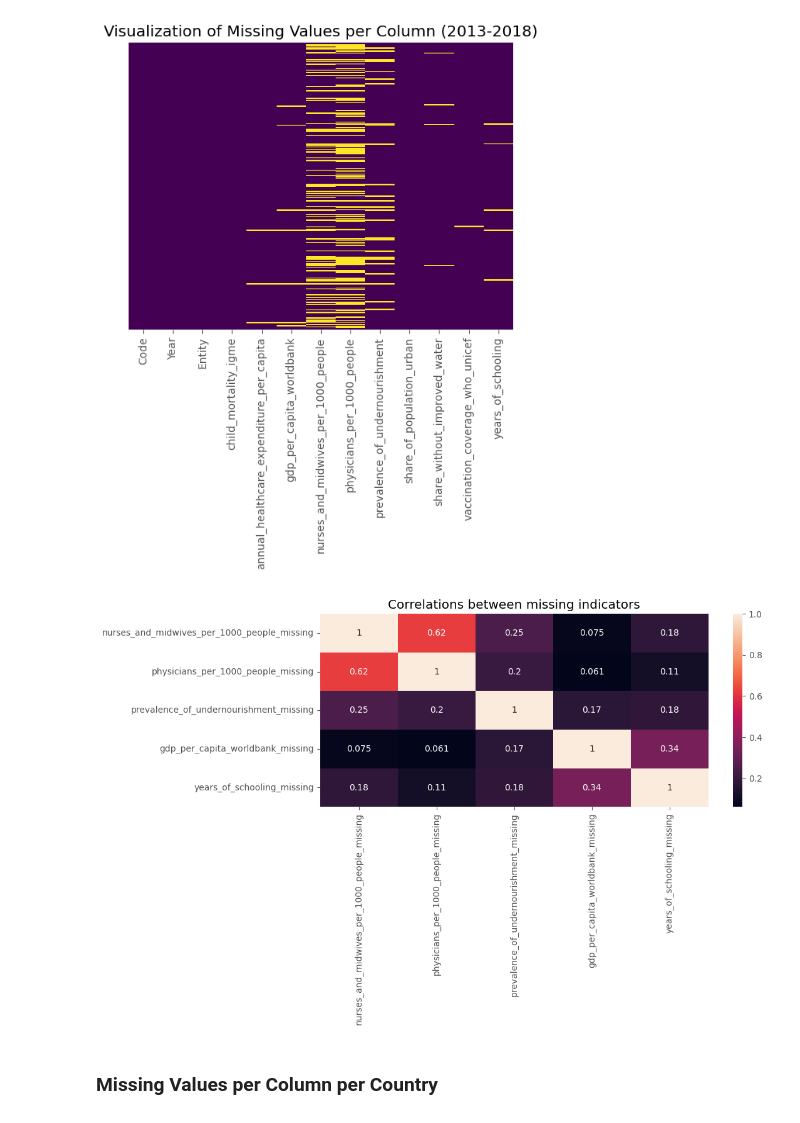
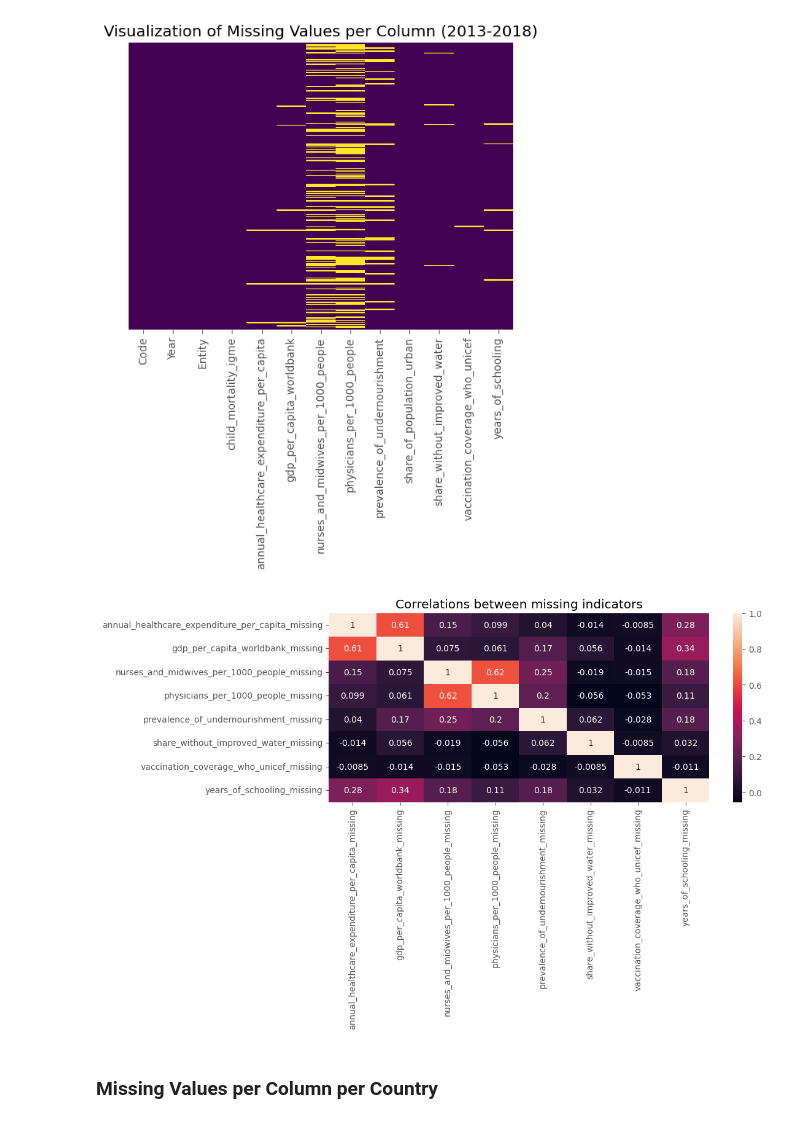
Before and after one commit to HamzahFayad/master_thesis_child_mortality, a Jupyter notebook: 01_notebooks/1_data_exploration.ipynb, the cells around one changed output. Cells and saved outputs as stored; diff of their text form; code cells hidden in the pictures.

```diff
--- a/01_notebooks/1_data_exploration.ipynb
+++ b/01_notebooks/1_data_exploration.ipynb
@@ -280,21 +339,23 @@ plt.show()
 # %%
 # generate missingness indicators (binary: 0=not missing, 1=missing) & plot correlations
 missing_cols_df = filtered_df_01.copy()
 for c in numeric_cols:
-    missing_cols_df[f"{c}_missing"] = missing_cols_df[c].isna().astype(int)
+    if missing_cols_df[c].isna().sum() > 0:
+        missing_cols_df[f"{c}_missing"] = missing_cols_df[c].isna().astype(int)
 
 missing_columns = missing_cols_df.columns[missing_cols_df.columns.str.contains("missing")].tolist()
-
-#missings_corr = missing_cols_df[missing_columns].corr()
-missings_corr = missing_cols_df[["nurses_and_midwives_per_1000_people_missing", "physicians_per_1000_people_missing",
-                                 "prevalence_of_undernourishment_missing", "gdp_per_capita_worldbank_missing",
-                                 "years_of_schooling_missing"]].corr()
+# correlations between missing indicator cols
+missings_corr = missing_cols_df[missing_columns].corr()
+#missings_corr = missing_cols_df[["nurses_and_midwives_per_1000_people_missing", "physicians_per_1000_people_missing",
+#                                 "annual_healthcare_expenditure_per_capita_missing", "share_without_improved_water_missing",
+#                                 "prevalence_of_undernourishment_missing", "gdp_per_capita_worldbank_missing",
+#                                 "years_of_schooling_missing"]].corr()
 plt.figure(figsize=(10,4))
 sns.heatmap(missings_corr, annot=True)
 plt.title("Correlations between missing indicators")
 plt.show()
 # %% [output]
-[figure, old version]
+[figure, new version]
 # %% [markdown]
 ### Missing Values per Column per Country
 # %%
```
Also changed, not shown: parts of 15 cells of this notebook, 3 other files.
